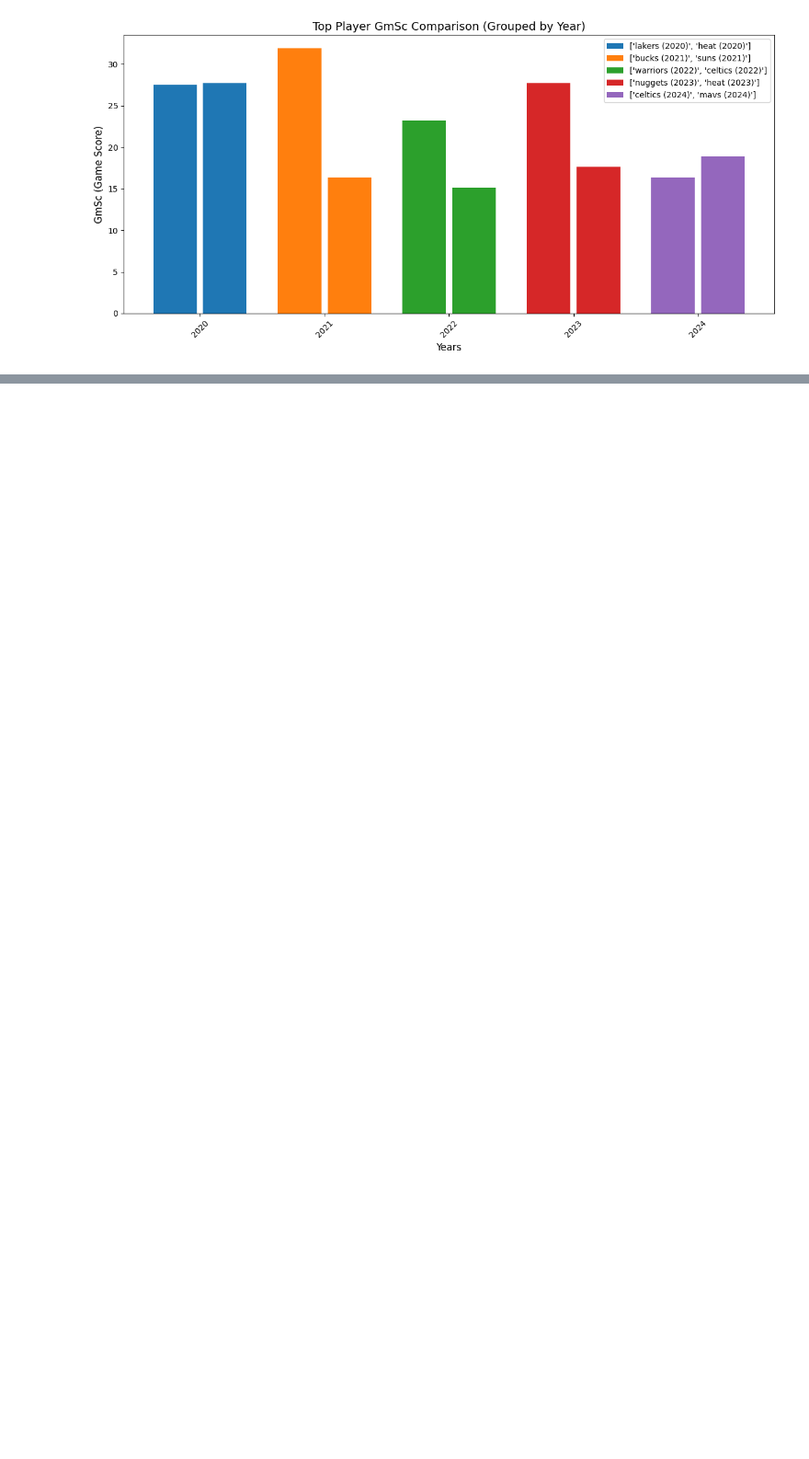
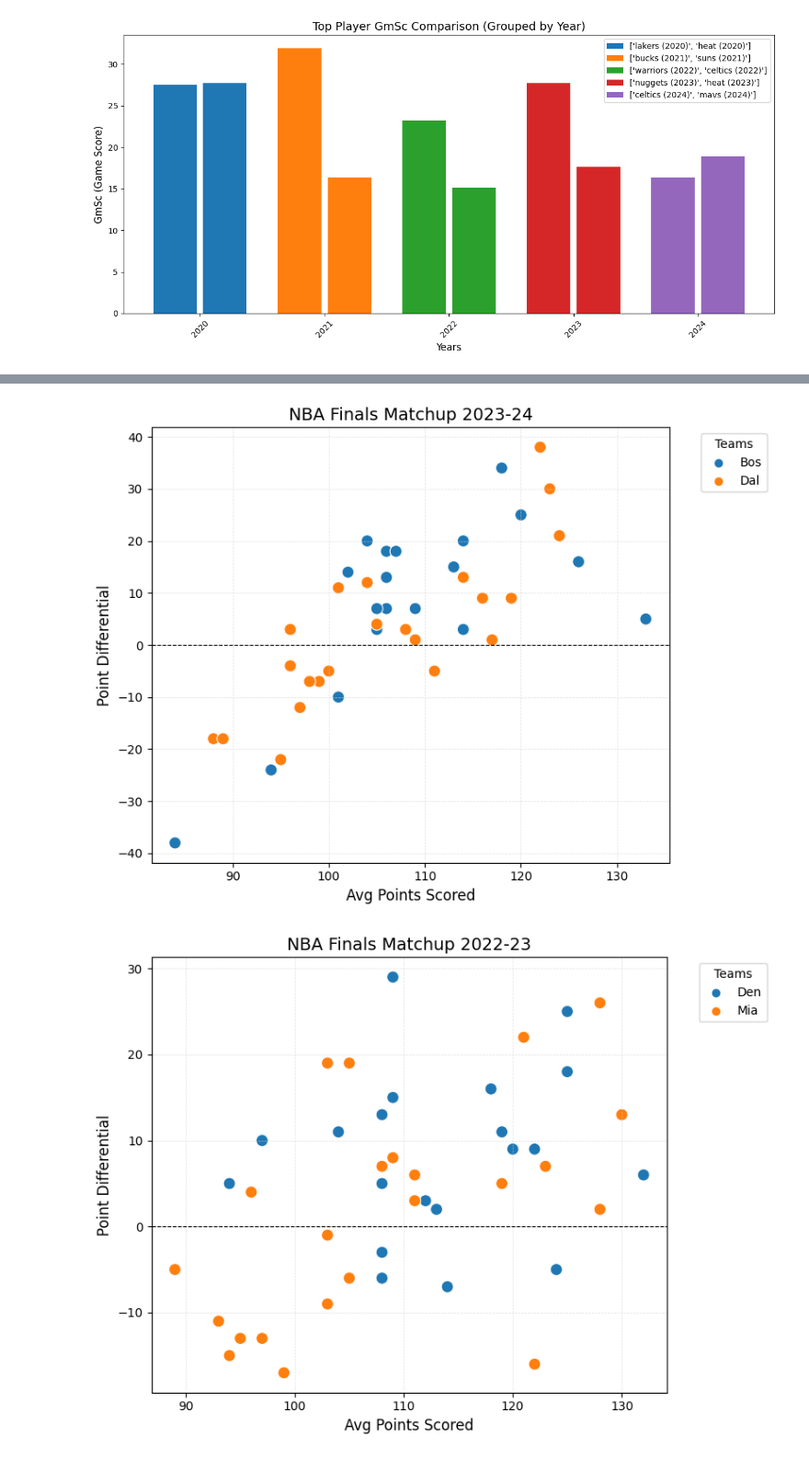
Before and after one commit to nthn22/2410project, a Jupyter notebook: 2410project/creategraphs.ipynb, the cells around one changed output, grey strips where cells are left out. Shown at 92% size. Cells and saved outputs as stored; diff of their text form; code cells hidden in the pictures; blank space fills up the shorter version.

```diff
--- a/2410project/creategraphs.ipynb
+++ b/2410project/creategraphs.ipynb
@@ -79,0 +213,58 @@ plt.show()
+# %%
+import seaborn as sns
+import pandas as pd
+import matplotlib.pyplot as plt
+
+# Load data
+finals = pd.read_csv("finalsmatchupsplayoffs/refined_finals_data.csv")
+
+# Replace Team_IDs with team abbreviations
+team_replacements = {
+    1610612738: "Bos",  # Boston Celtics
+    1610612742: "Dal",  # Dallas Mavericks
+    1610612743: "Den",  # Denver Nuggets
+    1610612748: "Mia",  # Miami Heat
+    1610612744: "GSW",  # Golden State Warriors
+    1610612749: "Mil",  # Milwaukee Bucks
+    1610612756: "Phx",  # Phoenix Suns
+    1610612747: "LAL",  # Los Angeles Lakers
+}
+finals.replace(team_replacements, inplace=True)
+
+# Calculate point differential
+finals["Point Differential"] = finals["Avg_Points_Scored"] - finals["Avg_Points_Allowed"]
+
+# Group by season to create separate plots
+unique_seasons = finals["Season"].unique()
+
+for season in unique_seasons:
+    # Filter data for the specific season
+    season_data = finals[finals["Season"] == season]
+
+    # Set up the plot
+    plt.figure(figsize=(8, 6))
+    sns.scatterplot(
+        data=season_data,
+        x="Avg_Points_Scored",
+        y="Point Differential",
+        hue="Team_ID",
+        palette="tab10",
+        s=100,  # Size of points
+    )
+
+    # Add title and labels
+    plt.title(f"NBA Finals Matchup {season}", fontsize=14)
+    plt.xlabel("Avg Points Scored", fontsize=12)
+    plt.ylabel("Point Differential", fontsize=12)
+
+    # Customize grid and legend
+    plt.grid(color="lightgray", linestyle="--", linewidth=0.5, alpha=0.7)
+    plt.axhline(0, color="black", linewidth=0.8, linestyle="--")  # Horizontal reference line
+    plt.legend(title="Teams", bbox_to_anchor=(1.05, 1), loc="upper left", fontsize=10)
+
+    # Show plot
+    plt.tight_layout()
+    plt.show()
+# %% [output]
+[figure, added]
+[figure, added]
```
Also changed, not shown: parts of 7 cells of this notebook, 34 other files.
